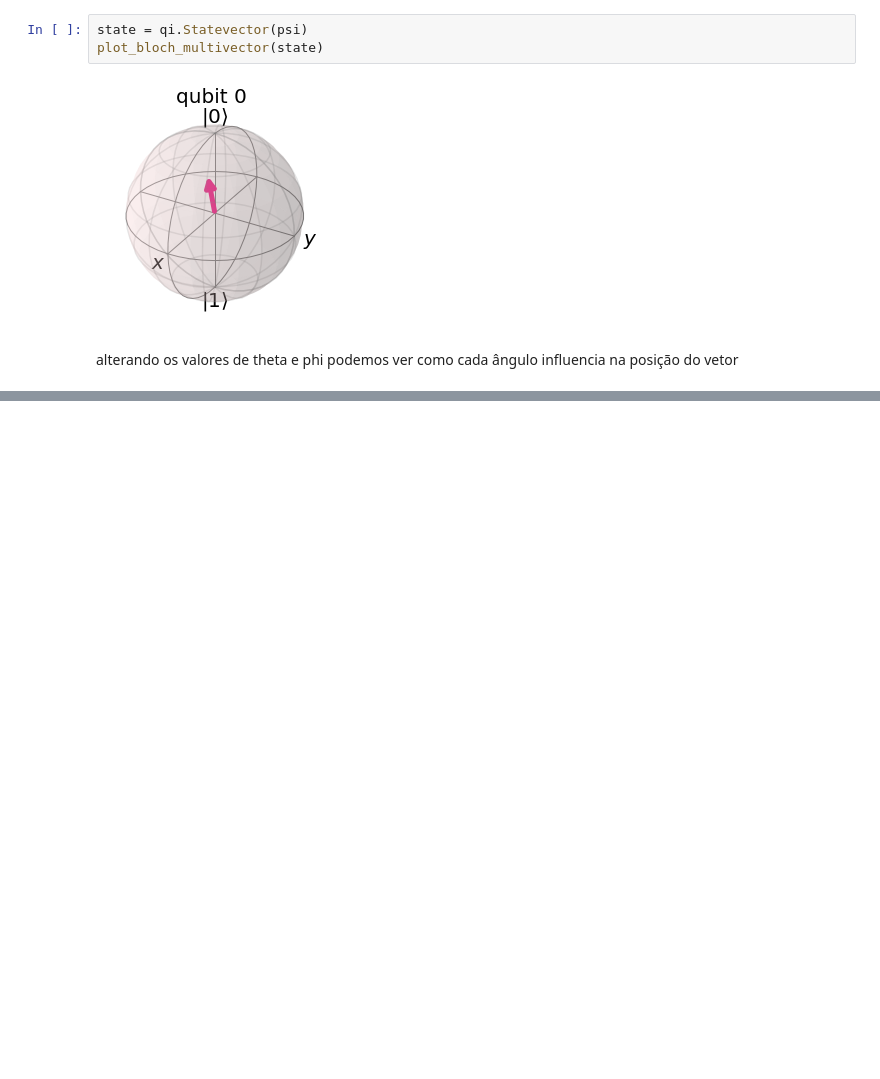
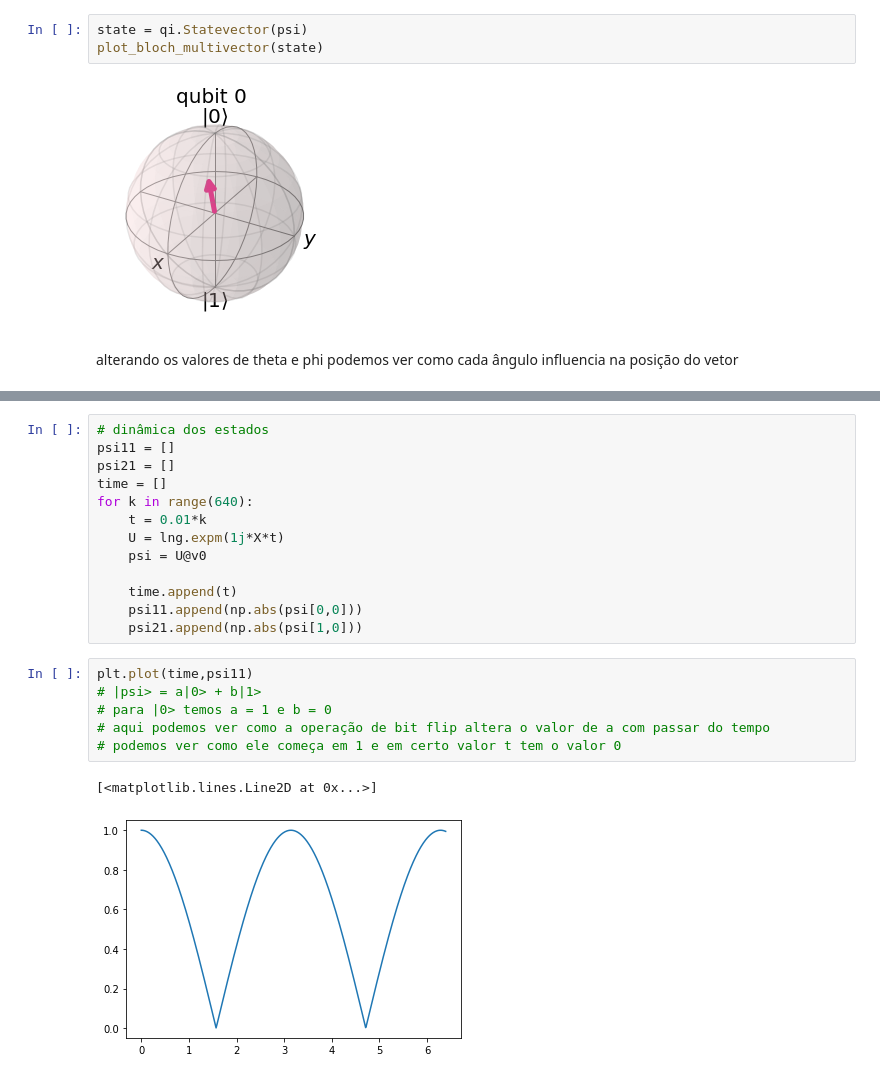
Before and after one commit to Jffmw/extecamp_quantum_computing_course, a Jupyter notebook: Aula_4.ipynb, the cells around one changed output, grey strips where cells are left out. Cells and saved outputs as stored; diff of their text form; blank space fills up the shorter version.

```diff
--- a/Aula_4.ipynb
+++ b/Aula_4.ipynb
@@ -43,0 +74,22 @@ alterando os valores de theta e phi podemos ver como cada ângulo influencia na
+# %%
+# dinâmica dos estados
+psi11 = []
+psi21 = []
+time = []
+for k in range(640):
+    t = 0.01*k
+    U = lng.expm(1j*X*t)
+    psi = U@v0
+
+    time.append(t)
+    psi11.append(np.abs(psi[0,0]))
+    psi21.append(np.abs(psi[1,0]))
+# %%
+plt.plot(time,psi11)
+# |psi> = a|0> + b|1>
+# para |0> temos a = 1 e b = 0
+# aqui podemos ver como a operação de bit flip altera o valor de a com passar do tempo
+# podemos ver como ele começa em 1 e em certo valor t tem o valor 0
+# %% [output]
+[<matplotlib.lines.Line2D at 0x...>]
+[figure, added]
```
Also changed, not shown: parts of 7 cells of this notebook.
